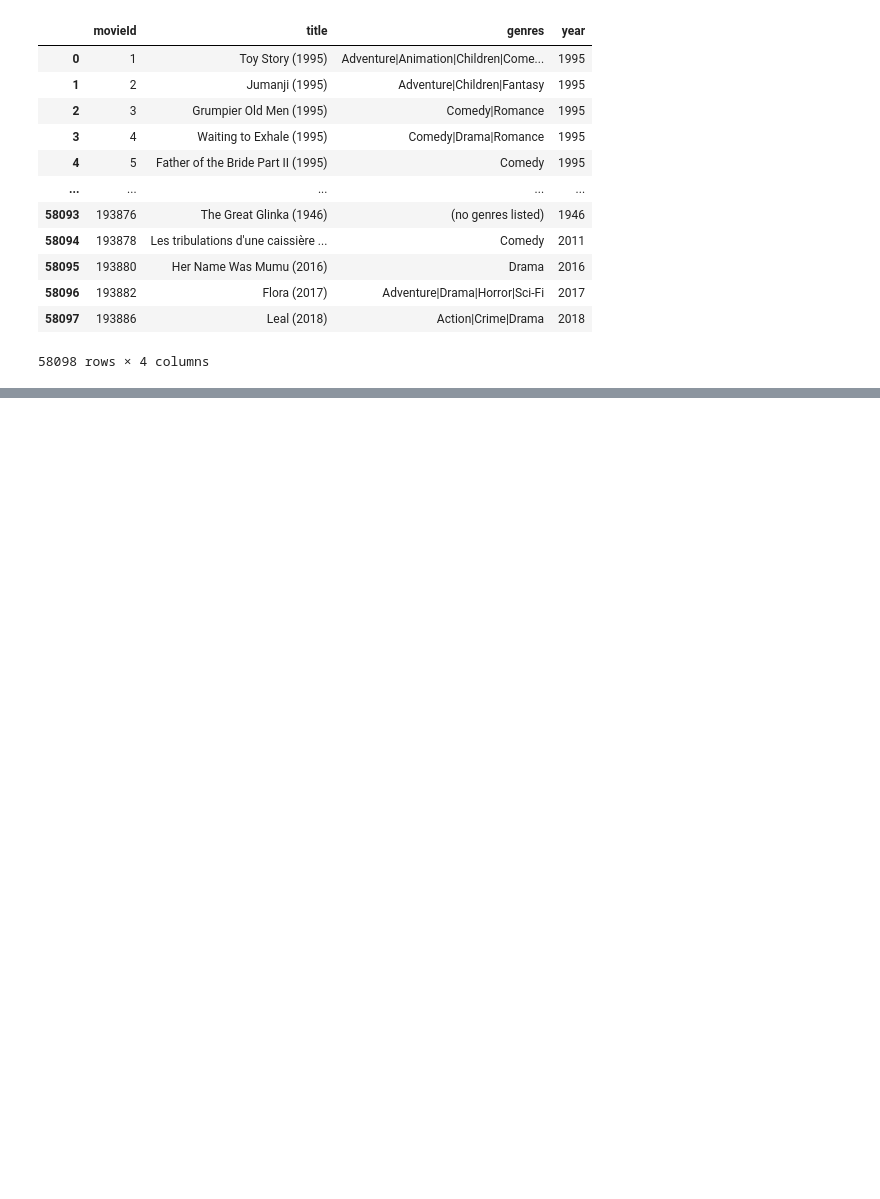
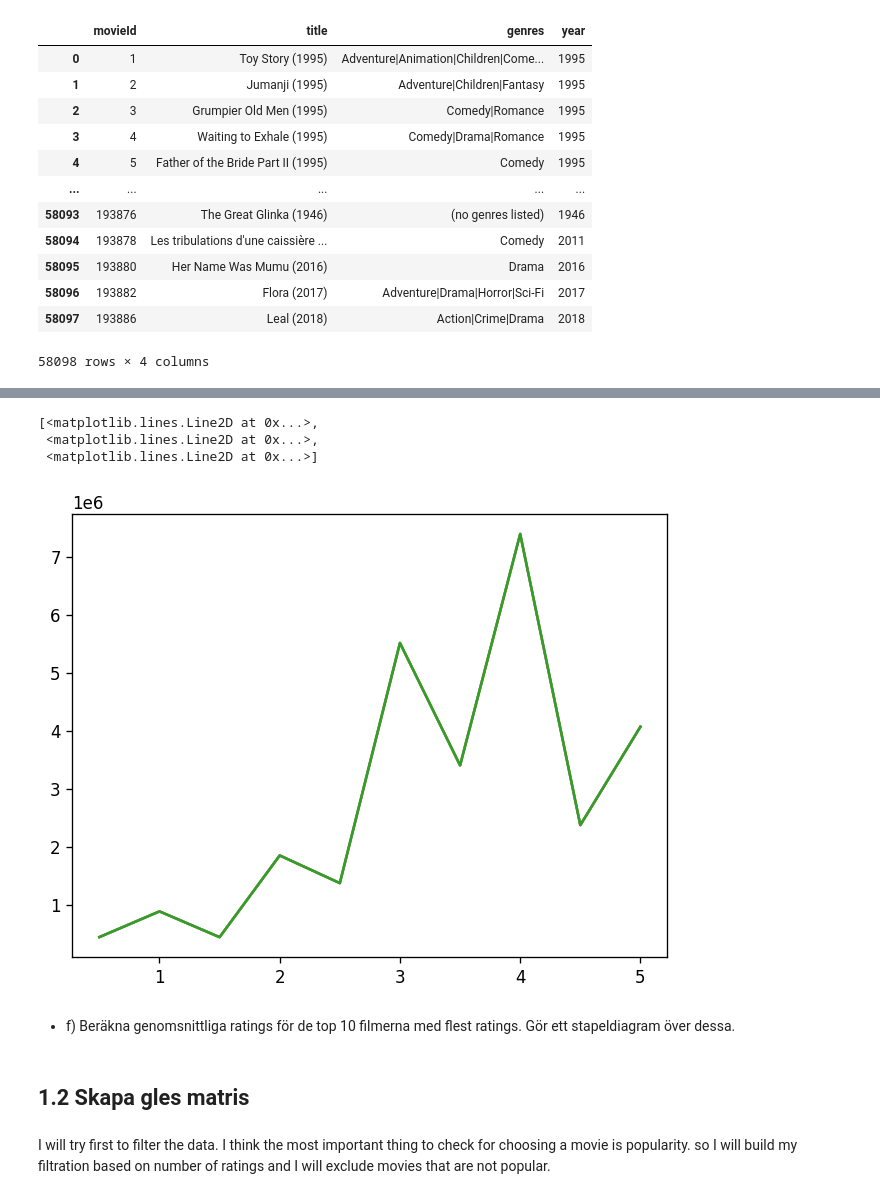
Before and after one commit to AmalDerbali/AmalDerbali-Lab-Machine-Learning, a Jupyter notebook: Recommender_system.ipynb, the cells around one changed output, grey strips where cells are left out. Saved outputs shown, nothing was run; the diff lists cells and outputs as text; code cells hidden in the pictures; blank space fills up the shorter version.

Commit message:
add gles matris

```diff
--- a/Recommender_system.ipynb
+++ b/Recommender_system.ipynb
@@ -149,0 +178,3 @@ movies_yr
+# %%
+movies_rating= ratings.groupby('rating').count()
+movies_rating
@@ -149,0 +194,10 @@ movies_yr
+# %%
+plt.figure(dpi=120)
+plt.plot(movies_rating)
+# %% [output]
+[<matplotlib.lines.Line2D at 0x...>,
+ <matplotlib.lines.Line2D at 0x...>,
+ <matplotlib.lines.Line2D at 0x...>]
+[figure, added]
+# %% [markdown]
+- f) Beräkna genomsnittliga ratings för de top 10 filmerna med flest ratings. Gör ett stapeldiagram över dessa.
@@ -149,0 +207,5 @@ movies_yr
+# %% [markdown]
+## 1.2 Skapa gles matris
+# %% [markdown]
+I will try first to filter the data.
+I think the most important thing to check for choosing a movie is popularity. so I will build my filtration based on number of ratings and I will exclude movies that are not popular.
```
Also changed, not shown: parts of 13 cells of this notebook.
